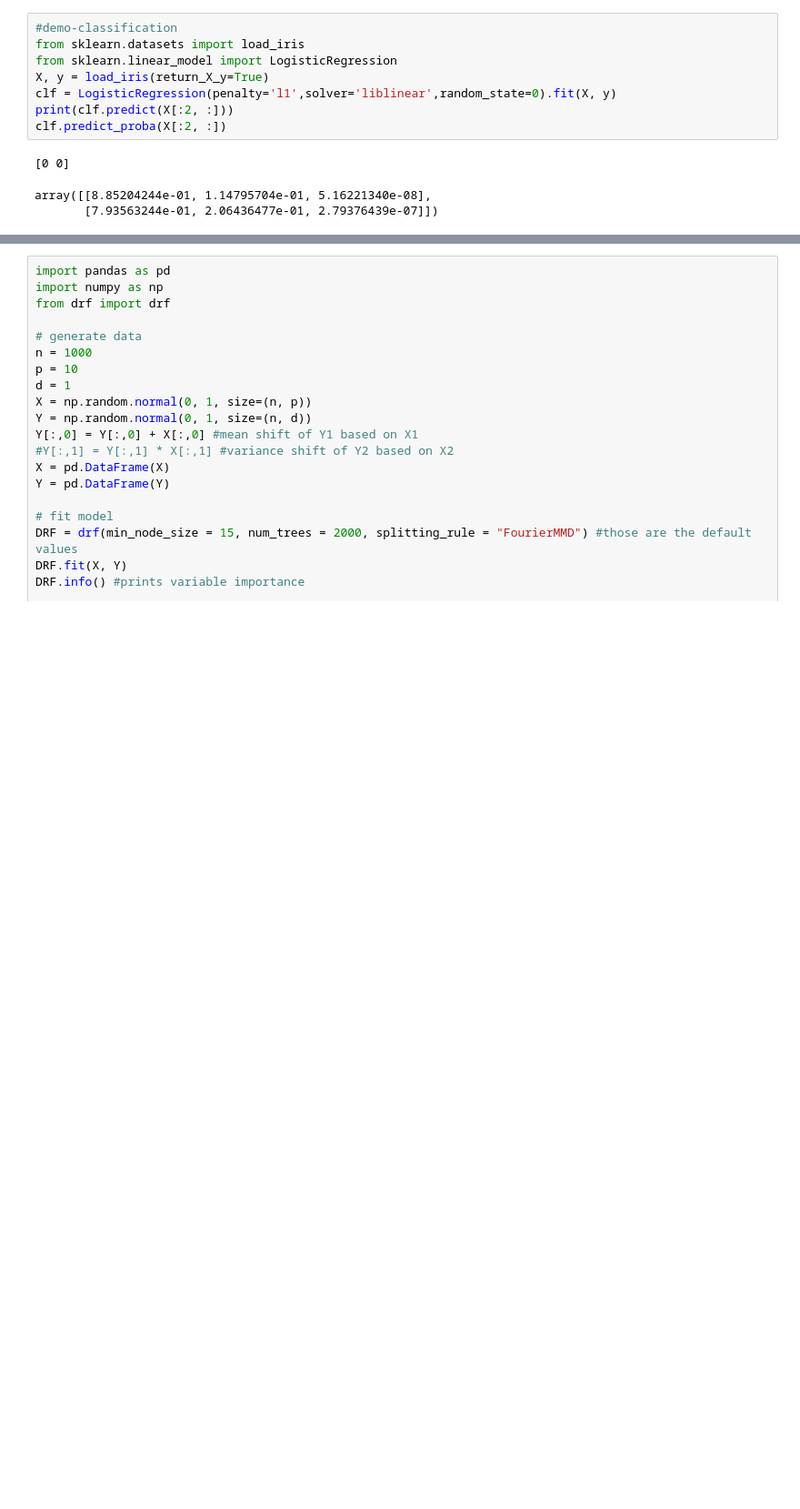
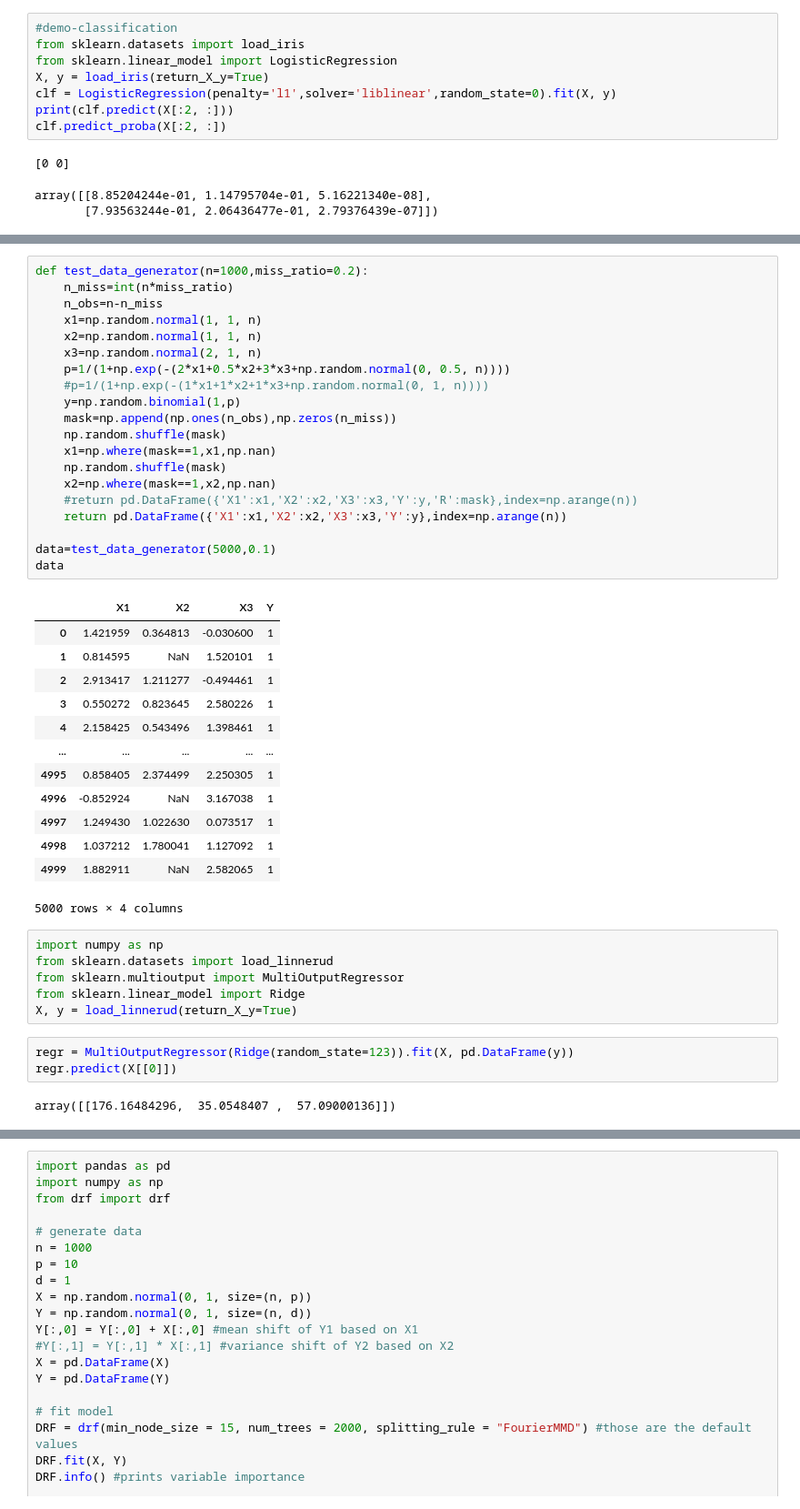
Before and after one commit to liao2434/LDML, a Jupyter notebook: ldml.ipynb, the cells around one changed output, grey strips where cells are left out. Shown: that part at 91% size. Saved outputs shown, nothing was run; the diff lists cells and outputs as text; blank space fills up the shorter version.

```diff
--- a/ldml.ipynb
+++ b/ldml.ipynb
@@ -746,0 +1007,45 @@ dtype: float64
+# %%
+def test_data_generator(n=1000,miss_ratio=0.2):
+    n_miss=int(n*miss_ratio)
+    n_obs=n-n_miss
+    x1=np.random.normal(1, 1, n)
+    x2=np.random.normal(1, 1, n)
+    x3=np.random.normal(2, 1, n)
+    p=1/(1+np.exp(-(2*x1+0.5*x2+3*x3+np.random.normal(0, 0.5, n))))
+    #p=1/(1+np.exp(-(1*x1+1*x2+1*x3+np.random.normal(0, 1, n))))
+    y=np.random.binomial(1,p)
+    mask=np.append(np.ones(n_obs),np.zeros(n_miss))
+    np.random.shuffle(mask)
+    x1=np.where(mask==1,x1,np.nan)
+    np.random.shuffle(mask)
+    x2=np.where(mask==1,x2,np.nan)
+    #return pd.DataFrame({'X1':x1,'X2':x2,'X3':x3,'Y':y,'R':mask},index=np.arange(n))
+    return pd.DataFrame({'X1':x1,'X2':x2,'X3':x3,'Y':y},index=np.arange(n))
+
+data=test_data_generator(5000,0.1)
+data
+# %% [output]
+|  | X1 | X2 | X3 | Y |
+| 0 | 1.421959 | 0.364813 | -0.030600 | 1 |
+| 1 | 0.814595 | NaN | 1.520101 | 1 |
+| 2 | 2.913417 | 1.211277 | -0.494461 | 1 |
+| 3 | 0.550272 | 0.823645 | 2.580226 | 1 |
+| 4 | 2.158425 | 0.543496 | 1.398461 | 1 |
+| ... | ... | ... | ... | ... |
+| 4995 | 0.858405 | 2.374499 | 2.250305 | 1 |
+| 4996 | -0.852924 | NaN | 3.167038 | 1 |
+| 4997 | 1.249430 | 1.022630 | 0.073517 | 1 |
+| 4998 | 1.037212 | 1.780041 | 1.127092 | 1 |
+| 4999 | 1.882911 | NaN | 2.582065 | 1 |
+5000 rows × 4 columns
+# %%
+import numpy as np
+from sklearn.datasets import load_linnerud
+from sklearn.multioutput import MultiOutputRegressor
+from sklearn.linear_model import Ridge
+X, y = load_linnerud(return_X_y=True)
+# %%
+regr = MultiOutputRegressor(Ridge(random_state=123)).fit(X, pd.DataFrame(y))
+regr.predict(X[[0]])
+# %% [output]
+array([[176.16484296,  35.0548407 ,  57.09000136]])
```
Also changed, not shown: parts of 64 cells of this notebook, 1 other file.
